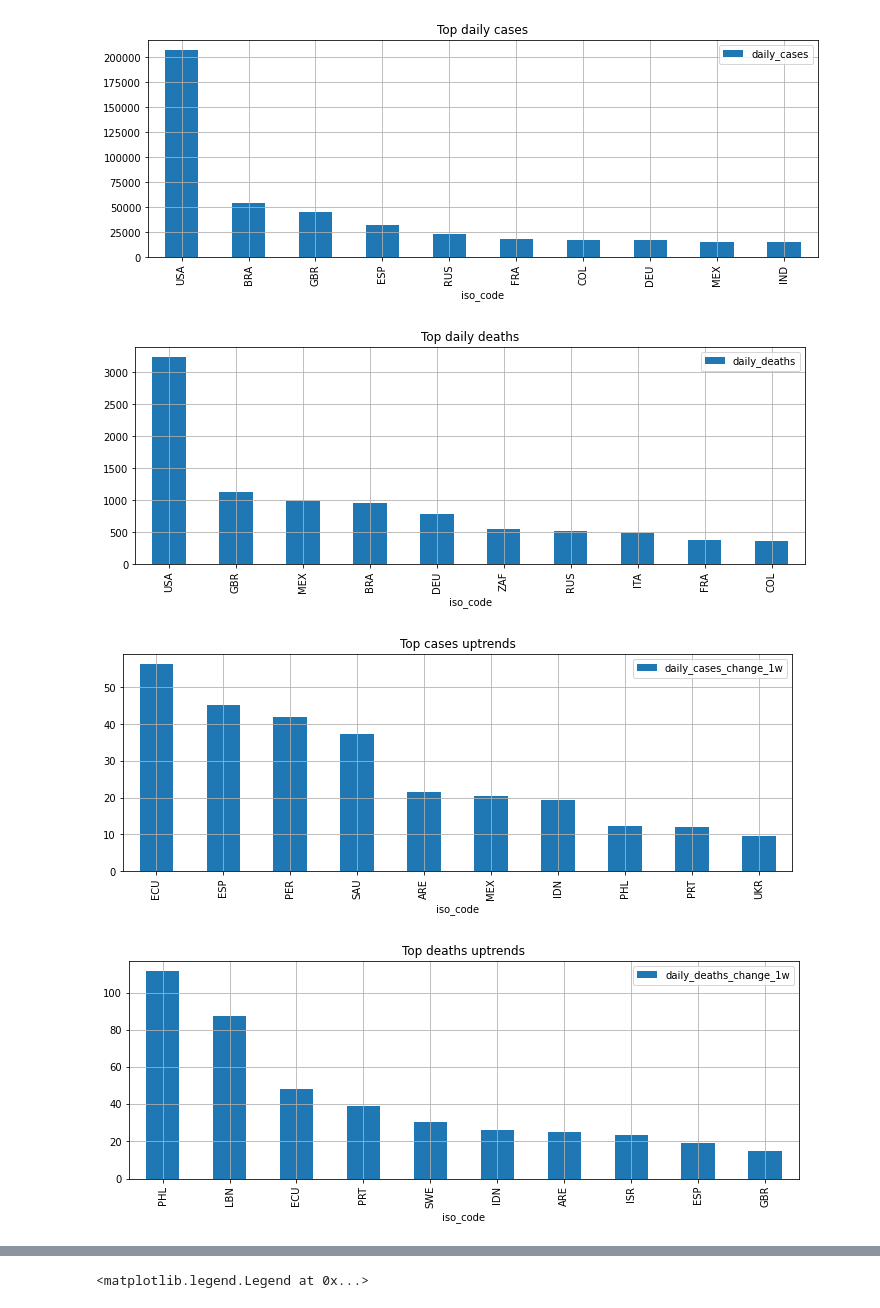
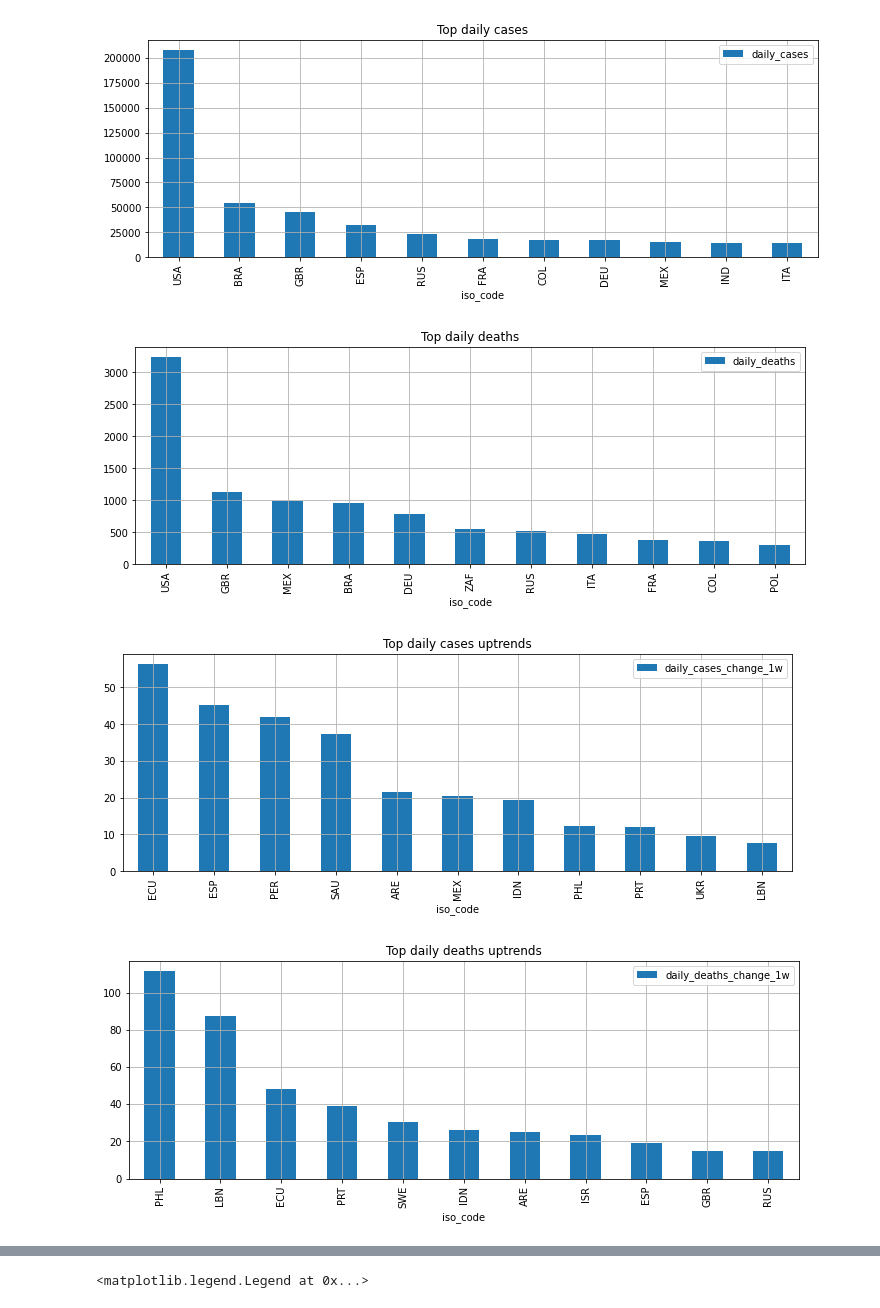
Before and after one commit to bamage00/notebooks, a Jupyter notebook: covid.ipynb, the cells around one changed output, grey strips where cells are left out. Drawn from its saved outputs; the diff is of its cells as text; code cells hidden in the pictures.

Commit message:
added date for tail

```diff
--- a/covid.ipynb
+++ b/covid.ipynb
@@ -6,10 +7,16 @@ from datetime import datetime
 
 plt.rcParams.update({'figure.max_open_warning': 0})
 # %%
-input_file = '~/Repositories/covid-19-data/public/data/owid-covid-data.csv'
+input_file = 'D://Repositories/covid-19-data/public/data/owid-covid-data.csv'
+
 n = 11
 group_one = ['USA', 'IND', 'GBR']
 fig_size = (12, 4)
+
+today = datetime.today().strftime('%Y-%m-%d')
+two_days = (datetime.today()-relativedelta(days=2)).strftime('%Y-%m-%d')
+one_day = (datetime.today()-relativedelta(days=1)).strftime('%Y-%m-%d')
+last_day = two_days
 # %%
 inp = pd.read_csv(input_file)
 inp['daily_tests'] = inp['new_tests'].rolling(7).mean()
@@ -65,4 +63,4 @@ Index(['iso_code', 'continent', 'location', 'date', 'total_cases', 'new_cases',
 # %%
-top_n = inp.groupby('iso_code').tail(1).sort_values('total_cases', ascending=False).head(n)['iso_code'].tolist()
-top_fifty = inp.groupby('iso_code').tail(1).sort_values('total_cases', ascending=False).head(50)['iso_code'].tolist()
+top_n = inp[inp['date'] == last_day].sort_values('total_cases', ascending=False).head(n)['iso_code'].tolist()
+top_fifty = inp[inp['date'] == last_day].sort_values('total_cases', ascending=False).head(50)['iso_code'].tolist()
 # %%
@@ -121,34 +119,40 @@ df.sort_values('cases_%_world', ascending=False).plot(
 # %%
-inp[inp['iso_code'] != 'OWID_WRL'].groupby('iso_code').tail(1)[['iso_code', 'daily_cases']].set_index('iso_code').sort_values(
-    by='daily_cases', ascending=False).head(10).plot(y=['daily_cases'], kind='bar',
-                                                     figsize=fig_size, grid=True, title='Top daily cases')
+inp[(inp['iso_code'].isin(top_fifty)) & (inp['iso_code'] != 'OWID_WRL') & (inp['date'] == last_day)].sort_values(
+    by='daily_cases', ascending=False).head(n).plot(
+    x='iso_code', y=['daily_cases'], kind='bar',
+    figsize=fig_size, grid=True, title='Top daily cases')
 
-inp[inp['iso_code'] != 'OWID_WRL'].groupby('iso_code').tail(1)[['iso_code', 'daily_deaths']].set_index('iso_code').sort_values(
-    by='daily_deaths', ascending=False).head(10).plot(y=['daily_deaths'], kind='bar',
-                                                      figsize=fig_size, grid=True, title='Top daily deaths')
+inp[(inp['iso_code'].isin(top_fifty)) & (inp['iso_code'] != 'OWID_WRL') & (inp['date'] == last_day)].sort_values(
+    by='daily_deaths', ascending=False).head(n).plot(
+    x='iso_code', y=['daily_deaths'], kind='bar',
+    figsize=fig_size, grid=True, title='Top daily deaths')
 
-inp[inp['iso_code'].isin(top_fifty)].groupby('iso_code').tail(1)[['iso_code', 'daily_cases_change_1w']].set_index('iso_code').sort_values(
-    by='daily_cases_change_1w', ascending=False).head(10).plot(y=['daily_cases_change_1w'], kind='bar',
-                                                               figsize=fig_size, grid=True, title='Top cases uptrends')
+inp[(inp['iso_code'].isin(top_fifty)) & (inp['iso_code'] != 'OWID_WRL') & (inp['date'] == last_day)].sort_values(
+    by='daily_cases_change_1w', ascending=False).head(n).plot(
+    x='iso_code', y=['daily_cases_change_1w'], kind='bar',
+    figsize=fig_size, grid=True, title='Top daily cases uptrends')
 
-inp[inp['iso_code'].isin(top_fifty)].groupby('iso_code').tail(1)[['iso_code', 'daily_deaths_change_1w']].set_index('iso_code').sort_values(
-    by='daily_deaths_change_1w', ascending=False).head(10).plot(y=['daily_deaths_change_1w'], kind='bar',
-                                                               figsize=fig_size, grid=True, title='Top deaths uptrends')
+inp[(inp['iso_code'].isin(top_fifty)) & (inp['iso_code'] != 'OWID_WRL') & (inp['date'] == last_day)].sort_values(
+    by='daily_deaths_change_1w', ascending=False).head(n).plot(
+    x='iso_code', y=['daily_deaths_change_1w'], kind='bar',
+    figsize=fig_size, grid=True, title='Top daily deaths uptrends')
 
 df_pct_chg_max.sort_values(by=['peak_cases_chg_%', 'peak_deaths_chg_%', 'total_cases'], ascending=[False, False, False]).head(n).plot(
     y=['peak_cases_chg_%', 'peak_deaths_chg_%'],
-    kind='bar', figsize=fig_size, grid=True, title='Top changes from peak')
+    kind='bar', figsize=fig_size, grid=True, title='Top daily changes from peak')
 
-inp[inp['iso_code'].isin(top_fifty)].groupby('iso_code').tail(1)[['iso_code', 'total_vaccinations_per_hundred']].set_index('iso_code').sort_values(
-    by='total_vaccinations_per_hundred', ascending=False).head(10).plot(y=['total_vaccinations_per_hundred'], kind='bar',
-                                                                        figsize=fig_size, grid=True, title='Top total vaccs by pop')
+inp[(inp['iso_code'].isin(top_fifty)) & (inp['iso_code'] != 'OWID_WRL') & (inp['date'] == last_day)].sort_values(
+    by='total_vaccinations_per_hundred', ascending=False).head(n).plot(
+    x='iso_code', y=['total_vaccinations_per_hundred'], kind='bar',
+    figsize=fig_size, grid=True, title='Top total vaccs percentage')
 
-inp[inp['iso_code'].isin(top_fifty)].groupby('iso_code').tail(1)[['iso_code', 'total_vaccinations']].set_index('iso_code').sort_values(
-    by='total_vaccinations', ascending=False).head(10).plot(y=['total_vaccinations'], kind='bar',
-                                                            figsize=fig_size, grid=True, title='Top total vaccs')
+inp[(inp['iso_code'].isin(top_fifty)) & (inp['iso_code'] != 'OWID_WRL') & (inp['date'] == last_day)].sort_values(
+    by='total_vaccinations', ascending=False).head(n).plot(
+    x='iso_code', y=['total_vaccinations'], kind='bar',
+    figsize=fig_size, grid=True, title='Top total vaccs')
 # %% [output]
 <AxesSubplot:title={'center':'Top total vaccs'}, xlabel='iso_code'>
-[figure, old version]
+[figure, new version]
-[figure, old version]
+[figure, new version]
-[figure, old version]
+[figure, new version]
-[figure, old version]
+[figure, new version]
```
Also changed, not shown: parts of 8 cells of this notebook.
